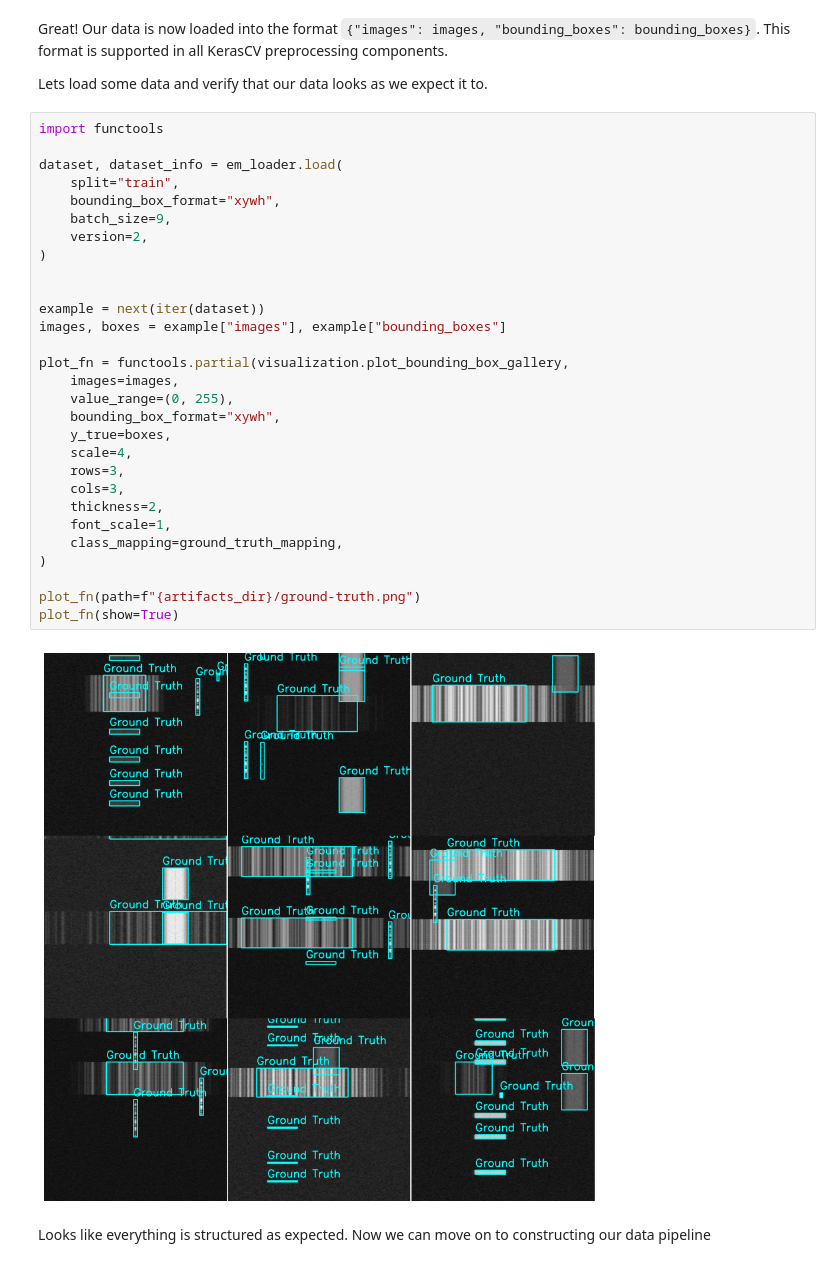
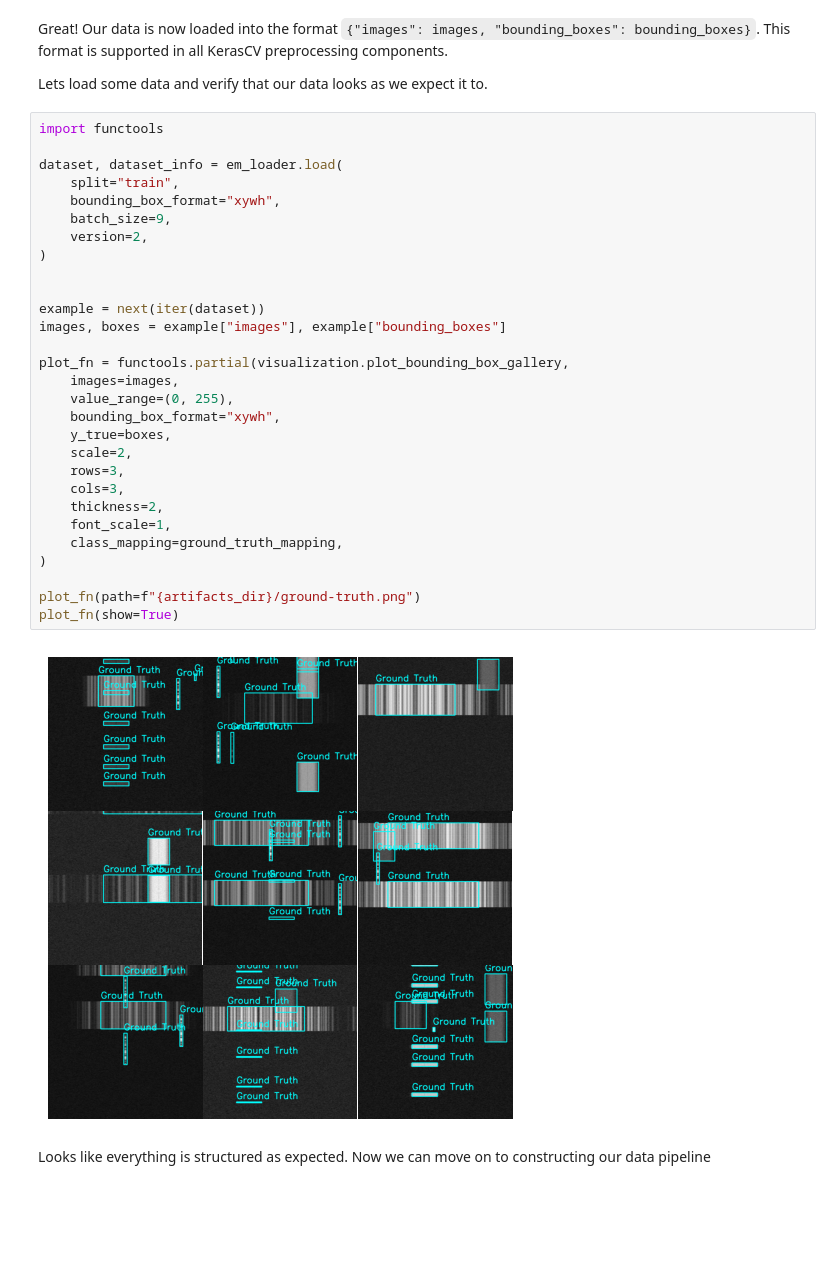
Before and after one commit to LukeWood/em-loader, a Jupyter notebook: notebooks/part-1-naive-retinanet.ipynb, the cells around one changed output. Drawn from its saved outputs; the diff is of its cells as text; blank space fills up the shorter version.

```diff
--- a/notebooks/part-1-naive-retinanet.ipynb
+++ b/notebooks/part-1-naive-retinanet.ipynb
@@ -56,34 +56,34 @@ Lets load some data and verify that our data looks as we expect it to.
 # %%
 import functools
 
 dataset, dataset_info = em_loader.load(
     split="train",
     bounding_box_format="xywh",
     batch_size=9,
     version=2,
 )
 
 
 example = next(iter(dataset))
 images, boxes = example["images"], example["bounding_boxes"]
 
 plot_fn = functools.partial(visualization.plot_bounding_box_gallery,
     images=images,
     value_range=(0, 255),
     bounding_box_format="xywh",
     y_true=boxes,
-    scale=4,
+    scale=2,
     rows=3,
     cols=3,
     thickness=2,
     font_scale=1,
     class_mapping=ground_truth_mapping,
 )
 
 plot_fn(path=f"{artifacts_dir}/ground-truth.png")
 plot_fn(show=True)
 # %% [output]
-[figure, old version]
+[figure, new version]
 # %% [markdown]
 Looks like everything is structured as expected.  Now we can move on to constructing our
 data pipeline
```
Also changed, not shown: parts of 21 cells of this notebook, 2 other files.
